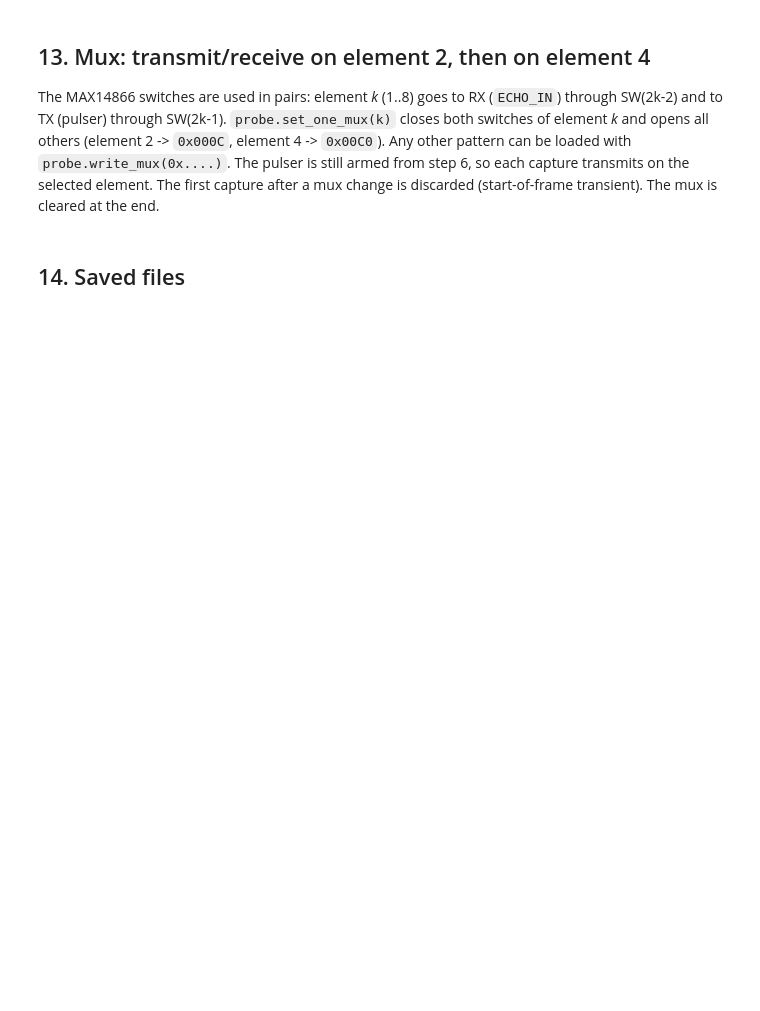
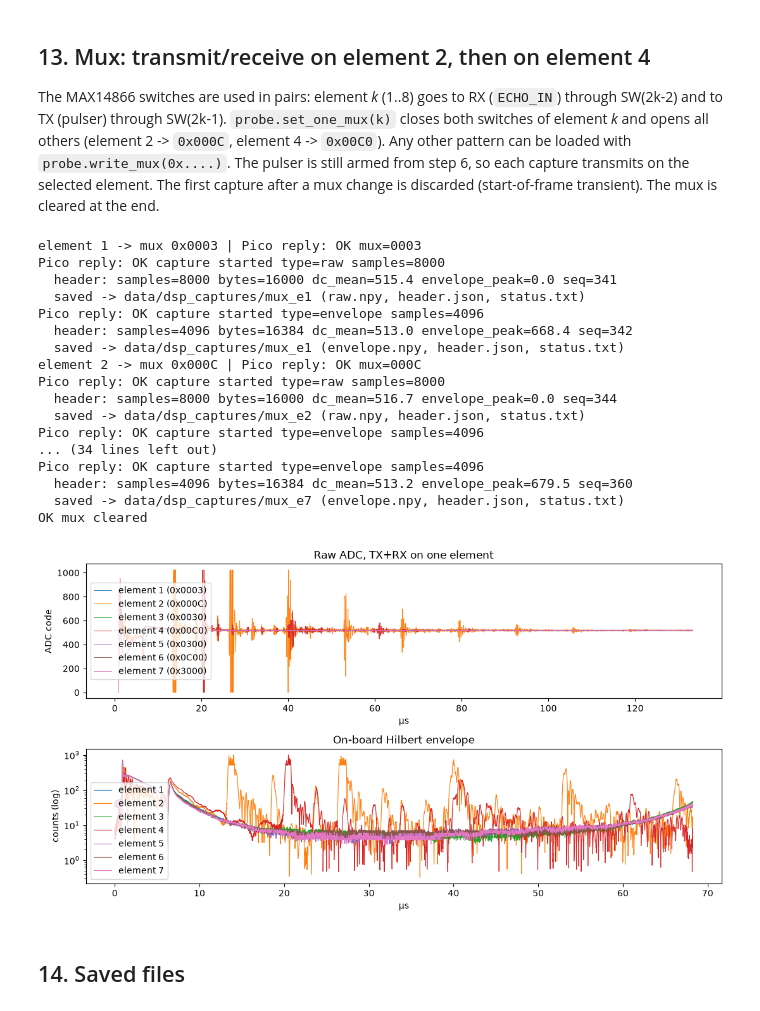
Before and after one commit to kelu124/ultr4rick, a Jupyter notebook: python/example_dsp.ipynb, the cells around one changed output. Drawn from its saved outputs; the diff is of its cells as text; code cells hidden in the pictures; blank space fills up the shorter version.

```diff
--- a/python/example_dsp.ipynb
+++ b/python/example_dsp.ipynb
@@ -251,32 +255,51 @@ element. The first capture after a mux change is discarded (start-of-frame trans
 end.
 # %%
 FS_MHZ = 60.0
-MUX_ELEMENTS = (2, 4)                       # TX+RX pairs to compare (1..8)
+MUX_ELEMENTS = [x+1 for x in range(7)]                       # TX+RX pairs to compare (1..8)
 
 mux_raw, mux_env = {}, {}
 try:
     for k in MUX_ELEMENTS:
         reply = ''.join(b.decode('utf-8', 'replace') for b in probe.set_one_mux(k)).strip()
         print('element %d -> mux 0x%04X | Pico reply: %s' % (k, Ultr4rick.mux_element_mask(k), reply))
         probe.read_raw()                    # discard: transient after the switch change
         _, mux_raw[k] = grab('raw', f'mux_e{k}')
         _, mux_env[k] = grab('envelope', f'mux_e{k}')
 finally:
     print(''.join(b.decode('utf-8', 'replace') for b in probe.clear_mux()).strip())
 
 fig, ax = plt.subplots(2, 1, figsize=(11, 6))
 for k in MUX_ELEMENTS:
     r = mux_raw[k].astype(float)
     e = mux_env[k]
     ax[0].plot(np.arange(len(r)) / FS_MHZ, r, lw=.6, label=f'element {k} (0x{Ultr4rick.mux_element_mask(k):04X})')
     ax[1].plot(np.arange(len(e)) / FS_MHZ, e, lw=.8, label=f'element {k}')
 ax[0].set_title('Raw ADC, TX+RX on one element'); ax[0].set_xlabel('µs'); ax[0].set_ylabel('ADC code'); ax[0].legend()
 ax[1].set_yscale('log'); ax[1].set_title('On-board Hilbert envelope')
 ax[1].set_xlabel('µs'); ax[1].set_ylabel('counts (log)'); ax[1].legend()
 fig.tight_layout()
 os.makedirs('data', exist_ok=True)
 fig.savefig('data/mux_elements.png', dpi=100)
 plt.show()
+# %% [output]
+element 1 -> mux 0x0003 | Pico reply: OK mux=0003
+Pico reply: OK capture started type=raw samples=8000
+  header: samples=8000 bytes=16000 dc_mean=515.4 envelope_peak=0.0 seq=341
+  saved -> data/dsp_captures/mux_e1 (raw.npy, header.json, status.txt)
+Pico reply: OK capture started type=envelope samples=4096
+  header: samples=4096 bytes=16384 dc_mean=513.0 envelope_peak=668.4 seq=342
+  saved -> data/dsp_captures/mux_e1 (envelope.npy, header.json, status.txt)
+element 2 -> mux 0x000C | Pico reply: OK mux=000C
+Pico reply: OK capture started type=raw samples=8000
+  header: samples=8000 bytes=16000 dc_mean=516.7 envelope_peak=0.0 seq=344
+  saved -> data/dsp_captures/mux_e2 (raw.npy, header.json, status.txt)
+Pico reply: OK capture started type=envelope samples=4096
+... (34 lines left out)
+Pico reply: OK capture started type=envelope samples=4096
+  header: samples=4096 bytes=16384 dc_mean=513.2 envelope_peak=679.5 seq=360
+  saved -> data/dsp_captures/mux_e7 (envelope.npy, header.json, status.txt)
+OK mux cleared
+[figure, added]
 # %% [markdown]
 ## 14. Saved files
 # %%
```
Also changed, not shown: parts of 11 cells of this notebook, 39 other files.
